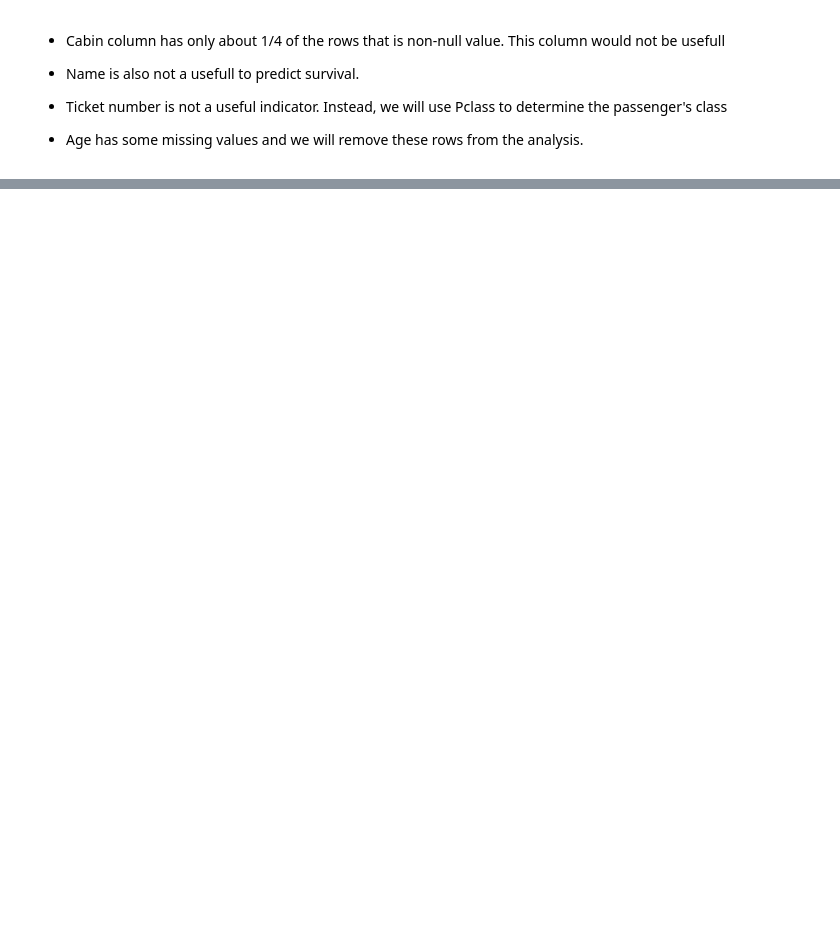
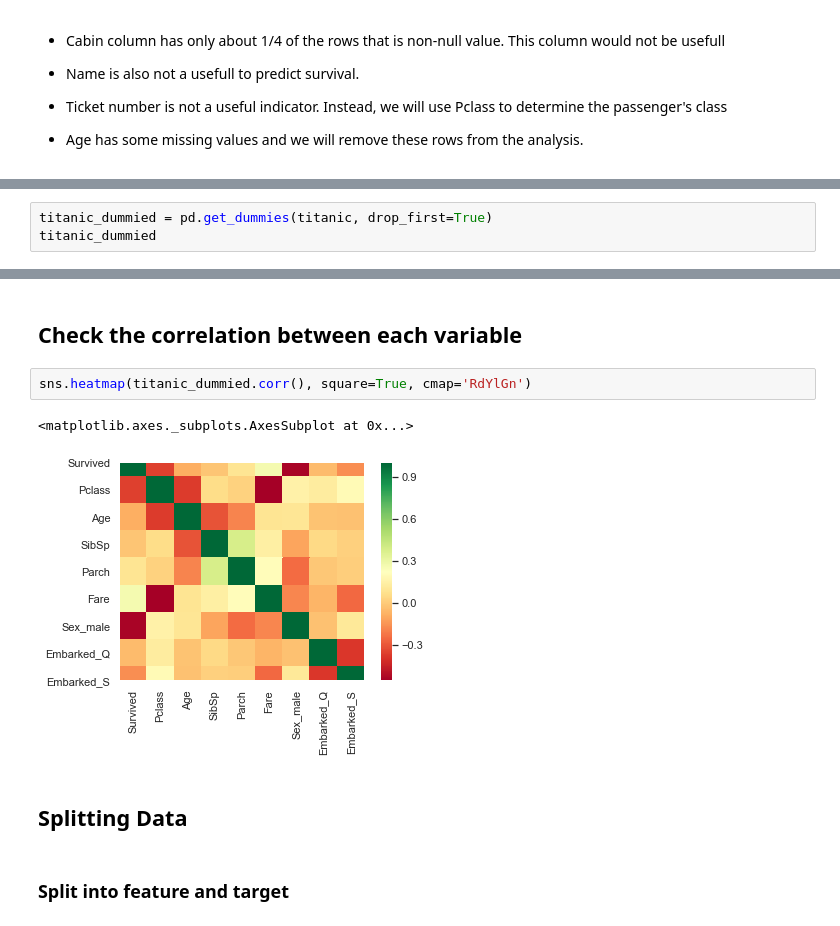
Before and after one commit to teguhsam/Machine-Learning-Titanic, a Jupyter notebook: Titanic.ipynb, the cells around one changed output, grey strips where cells are left out. Saved outputs shown, nothing was run; the diff lists cells and outputs as text; blank space fills up the shorter version.

```diff
--- a/Titanic.ipynb
+++ b/Titanic.ipynb
@@ -169,0 +86,3 @@ df_embrk
+# %%
+titanic_dummied = pd.get_dummies(titanic, drop_first=True)
+titanic_dummied
@@ -169,0 +108,11 @@ df_embrk
+# %% [markdown]
+## Check the correlation between each variable
+# %%
+sns.heatmap(titanic_dummied.corr(), square=True, cmap='RdYlGn')
+# %% [output]
+<matplotlib.axes._subplots.AxesSubplot at 0x...>
+[figure, added]
+# %% [markdown]
+## Splitting Data
+# %% [markdown]
+### Split into feature and target
```
Also changed, not shown: parts of 26 cells of this notebook.
